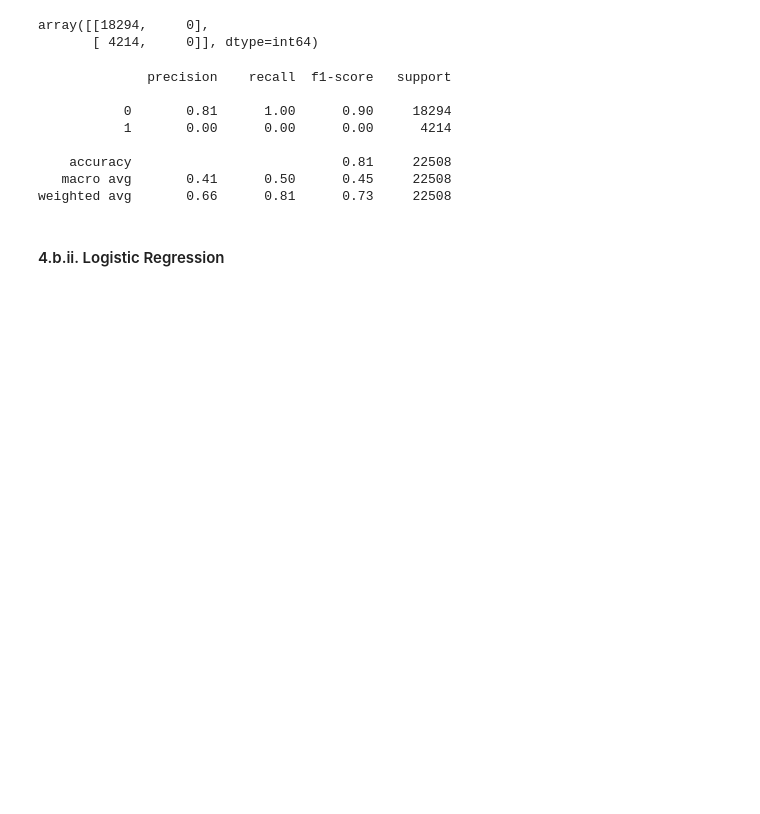
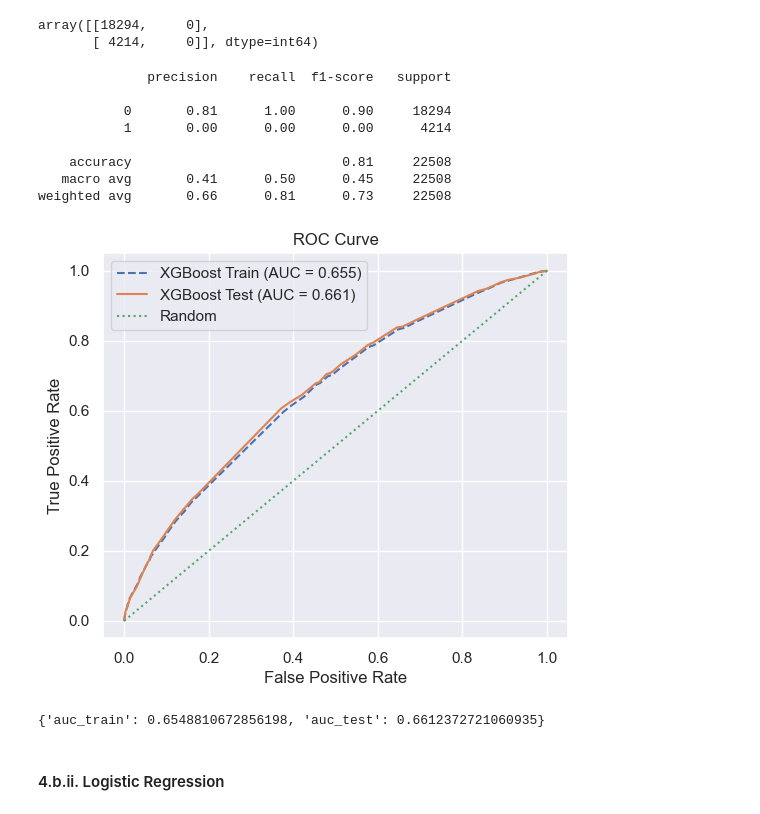
Before and after one commit to cabustillo13/airport-flight-delay-prediction, a Jupyter notebook: challenge/exploration.ipynb, the cells around one changed output. Drawn from its saved outputs; the diff is of its cells as text; code cells hidden in the pictures; blank space fills up the shorter version.

Commit message:
[ADD] Add ROC AUC evaluation for model comparison

```diff
--- a/challenge/exploration.ipynb
+++ b/challenge/exploration.ipynb
@@ -382,6 +443,20 @@ print(classification_report(y_test, xgboost_y_preds))
     accuracy                           0.81     22508
    macro avg       0.41      0.50      0.45     22508
 weighted avg       0.66      0.81      0.73     22508
+# %%
+auc_scores = plot_roc_curve(
+    model=xgb_model,
+    x_train=x_train,
+    y_train=y_train,
+    x_test=x_test,
+    y_test=y_test,
+    model_name='XGBoost'
+)
+
+print(auc_scores)
+# %% [output]
+[figure, added]
+{'auc_train': 0.6548810672856198, 'auc_test': 0.6612372721060935}
 # %% [markdown]
 #### 4.b.ii. Logistic Regression
 # %%
```
Also changed, not shown: parts of 7 cells of this notebook, 1 other file.
